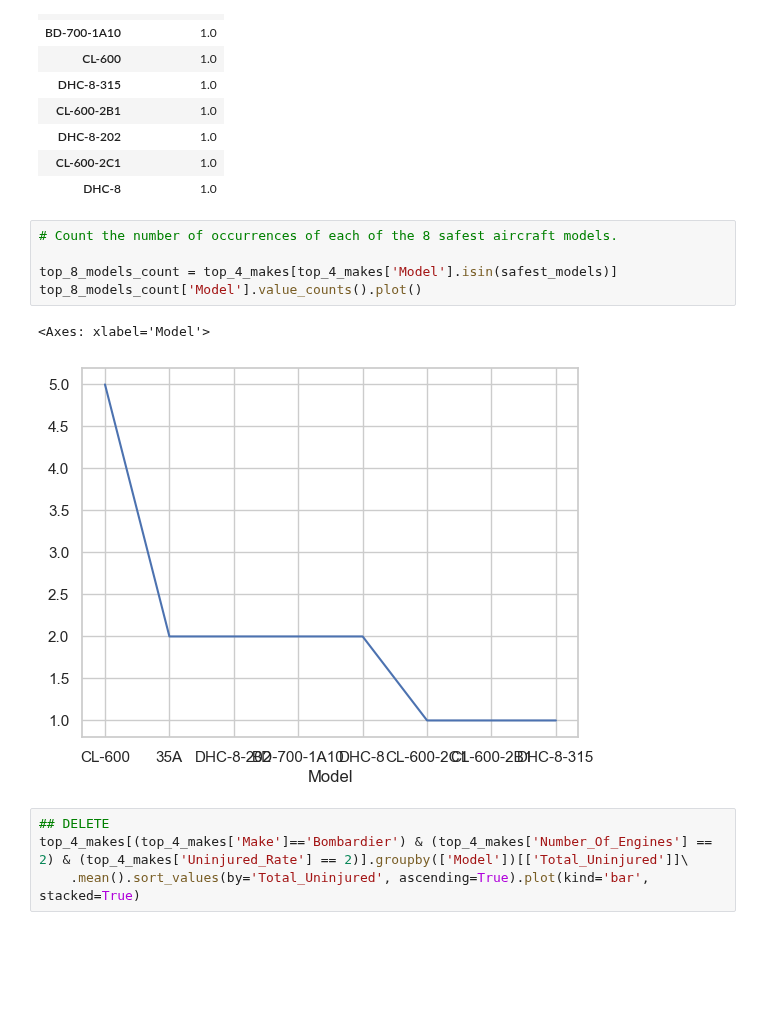
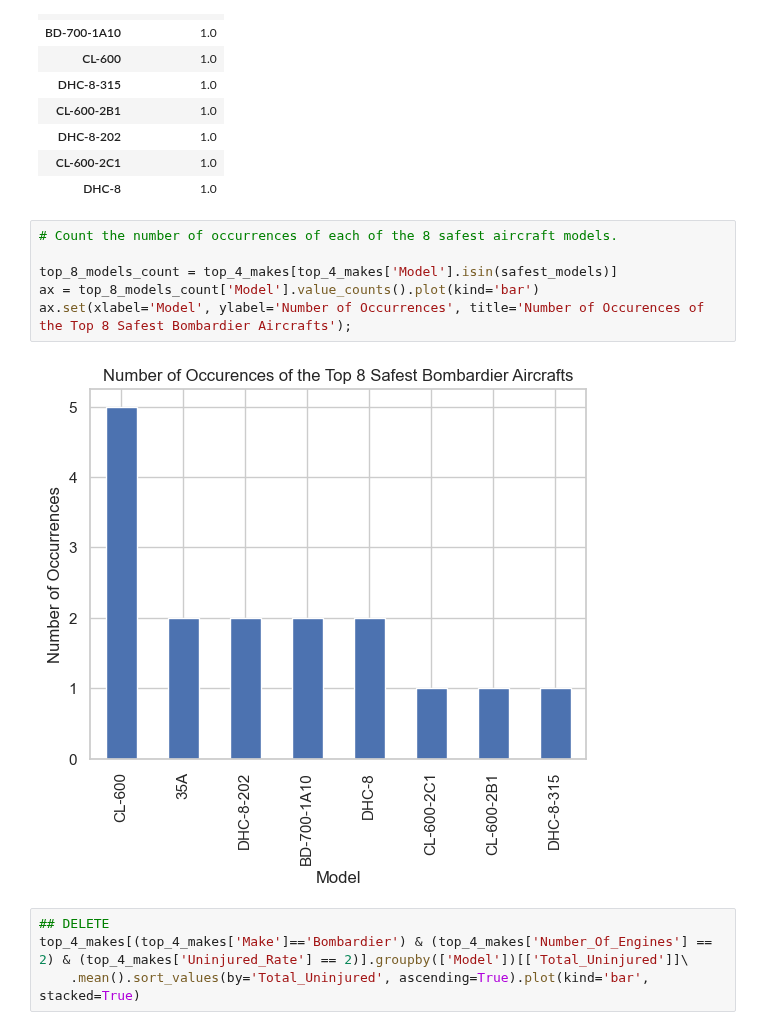
Before and after one commit to scarlettvalentin/aviation_project, a Jupyter notebook: notebook.ipynb, the cells around one changed output. Cells and saved outputs as stored; diff of their text form; blank space fills up the shorter version.

Commit message:
Axes labeled in model analysis in notebook

```diff
--- a/notebook.ipynb
+++ b/notebook.ipynb
@@ -426,11 +427,11 @@ top_8_models
 # %%
 # Count the number of occurrences of each of the 8 safest aircraft models.
 
 top_8_models_count = top_4_makes[top_4_makes['Model'].isin(safest_models)]
-top_8_models_count['Model'].value_counts().plot()
+ax = top_8_models_count['Model'].value_counts().plot(kind='bar')
+ax.set(xlabel='Model', ylabel='Number of Occurrences', title='Number of Occurences of the Top 8 Safest Bombardier Aircrafts');
 # %% [output]
-<Axes: xlabel='Model'>
-[figure, old version]
+[figure, new version]
 # %%
 ## DELETE
 top_4_makes[(top_4_makes['Make']=='Bombardier') & (top_4_makes['Number_Of_Engines'] == 2) & (top_4_makes['Uninjured_Rate'] == 2)].groupby(['Model'])[['Total_Uninjured']]\
```
Also changed, not shown: parts of 1 cell of this notebook.
